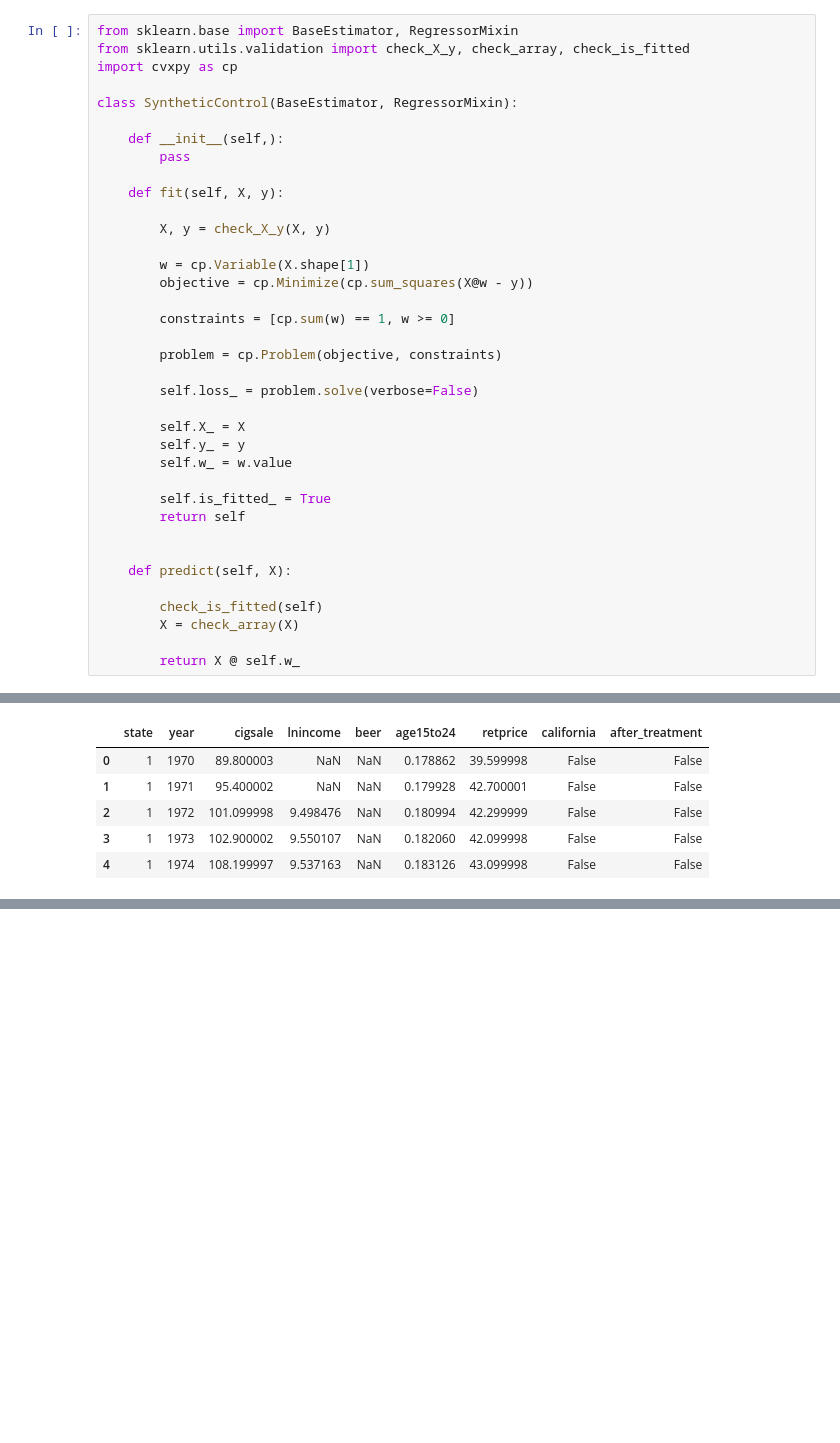
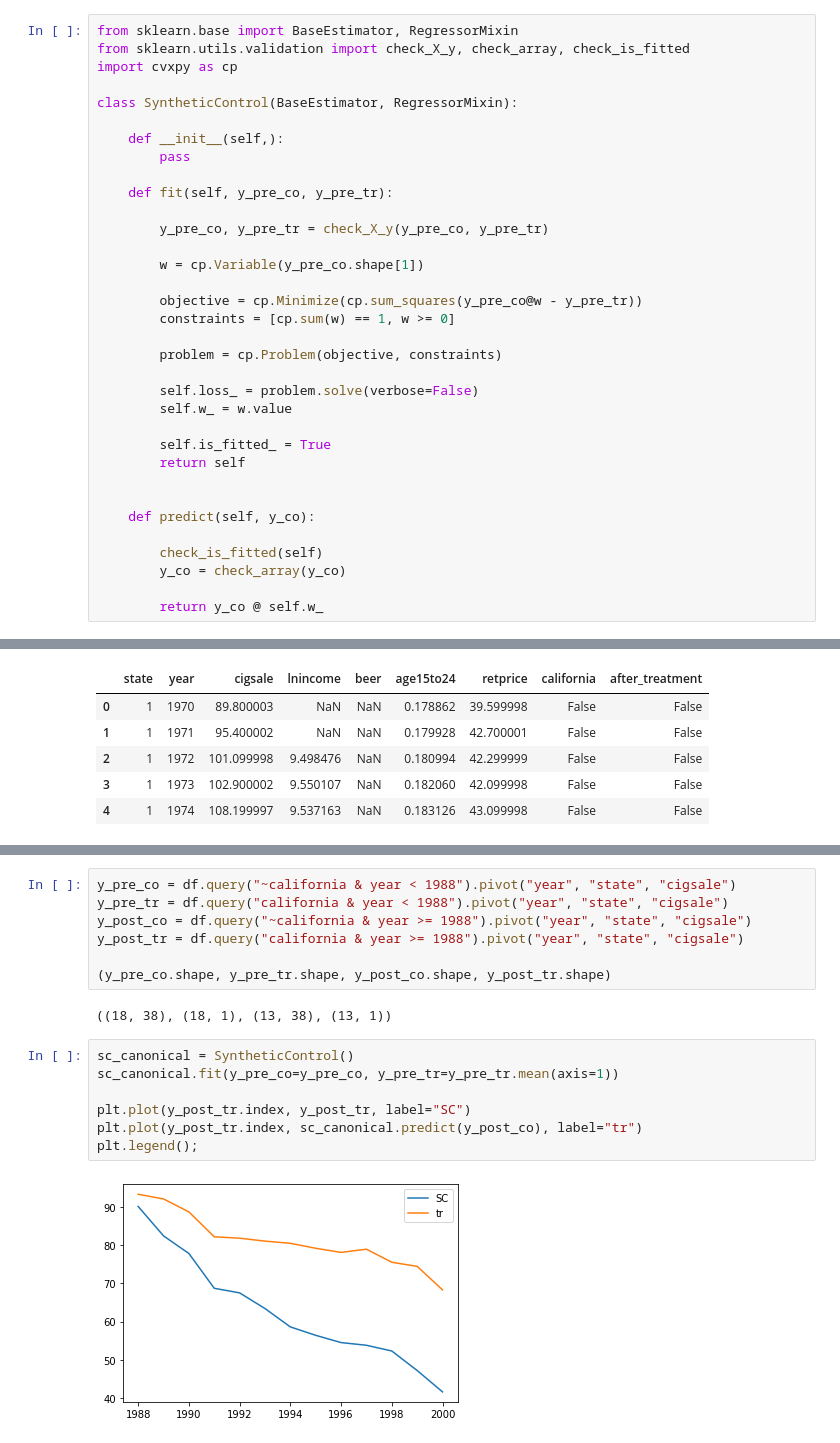
Before and after one commit to matheusfacure/exploratory-notebooks, a Jupyter notebook: t-test for Synthetic Control.ipynb, the cells around one changed output, grey strips where cells are left out. Cells and saved outputs as stored; diff of their text form; blank space fills up the shorter version.

```diff
--- a/t-test for Synthetic Control.ipynb
+++ b/t-test for Synthetic Control.ipynb
@@ -12,33 +12,30 @@ class SyntheticControl(BaseEstimator, RegressorMixin):
     def __init__(self,):
         pass
 
-    def fit(self, X, y):
+    def fit(self, y_pre_co, y_pre_tr):
 
-        X, y = check_X_y(X, y)
+        y_pre_co, y_pre_tr = check_X_y(y_pre_co, y_pre_tr)
 
-        w = cp.Variable(X.shape[1])
-        objective = cp.Minimize(cp.sum_squares(X@w - y))
+        w = cp.Variable(y_pre_co.shape[1])
 
+        objective = cp.Minimize(cp.sum_squares(y_pre_co@w - y_pre_tr))
         constraints = [cp.sum(w) == 1, w >= 0]
 
         problem = cp.Problem(objective, constraints)
 
         self.loss_ = problem.solve(verbose=False)
-
-        self.X_ = X
-        self.y_ = y
         self.w_ = w.value
 
         self.is_fitted_ = True
         return self
 
 
-    def predict(self, X):
+    def predict(self, y_co):
 
         check_is_fitted(self)
-        X = check_array(X)
+        y_co = check_array(y_co)
 
-        return X @ self.w_
+        return y_co @ self.w_
 # %%
 df = pd.read_csv("https://raw.githubusercontent.com/matheusfacure/python-causality-handbook/master/causal-inference-for-the-brave-and-true/data/smoking.csv")
 # %%
@@ -148,0 +52,18 @@ plt.title("95% CI");
+# %%
+y_pre_co = df.query("~california & year < 1988").pivot("year", "state", "cigsale")
+y_pre_tr = df.query("california & year < 1988").pivot("year", "state", "cigsale")
+y_post_co = df.query("~california & year >= 1988").pivot("year", "state", "cigsale")
+y_post_tr = df.query("california & year >= 1988").pivot("year", "state", "cigsale")
+
+(y_pre_co.shape, y_pre_tr.shape, y_post_co.shape, y_post_tr.shape)
+# %% [output]
+((18, 38), (18, 1), (13, 38), (13, 1))
+# %%
+sc_canonical = SyntheticControl()
+sc_canonical.fit(y_pre_co=y_pre_co, y_pre_tr=y_pre_tr.mean(axis=1))
+
+plt.plot(y_post_tr.index, y_post_tr, label="SC")
+plt.plot(y_post_tr.index, sc_canonical.predict(y_post_co), label="tr")
+plt.legend();
+# %% [output]
+[figure, added]
```
Also changed, not shown: parts of 20 cells of this notebook.
